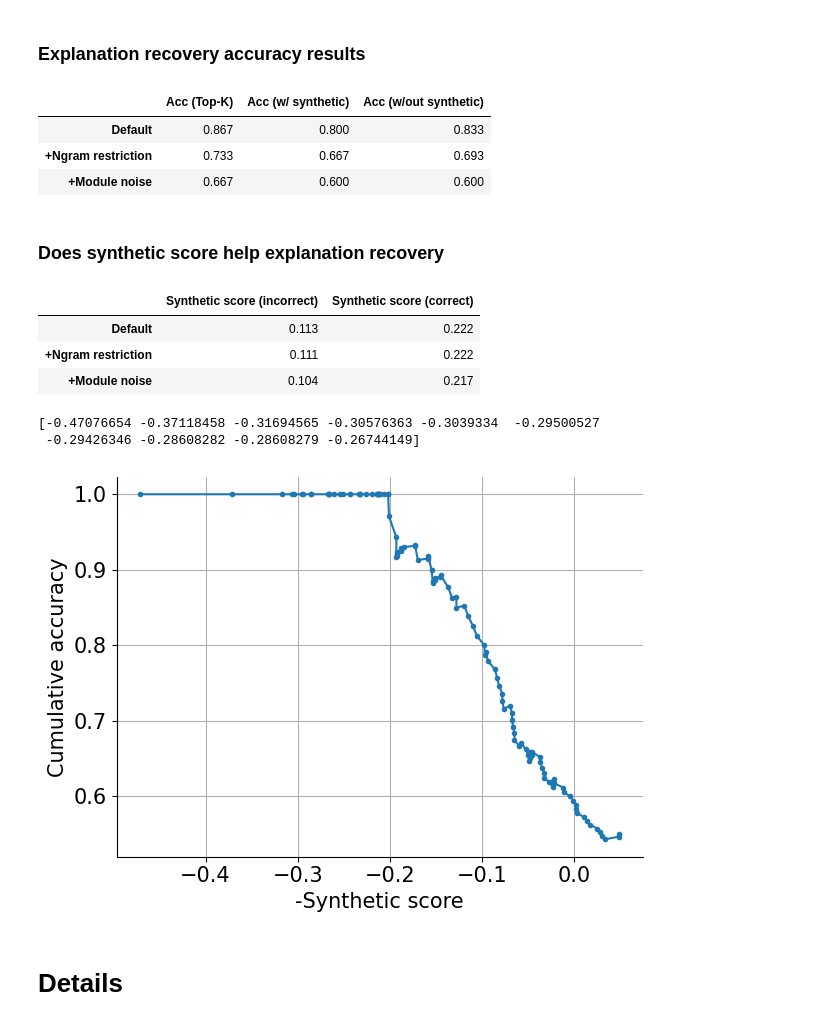
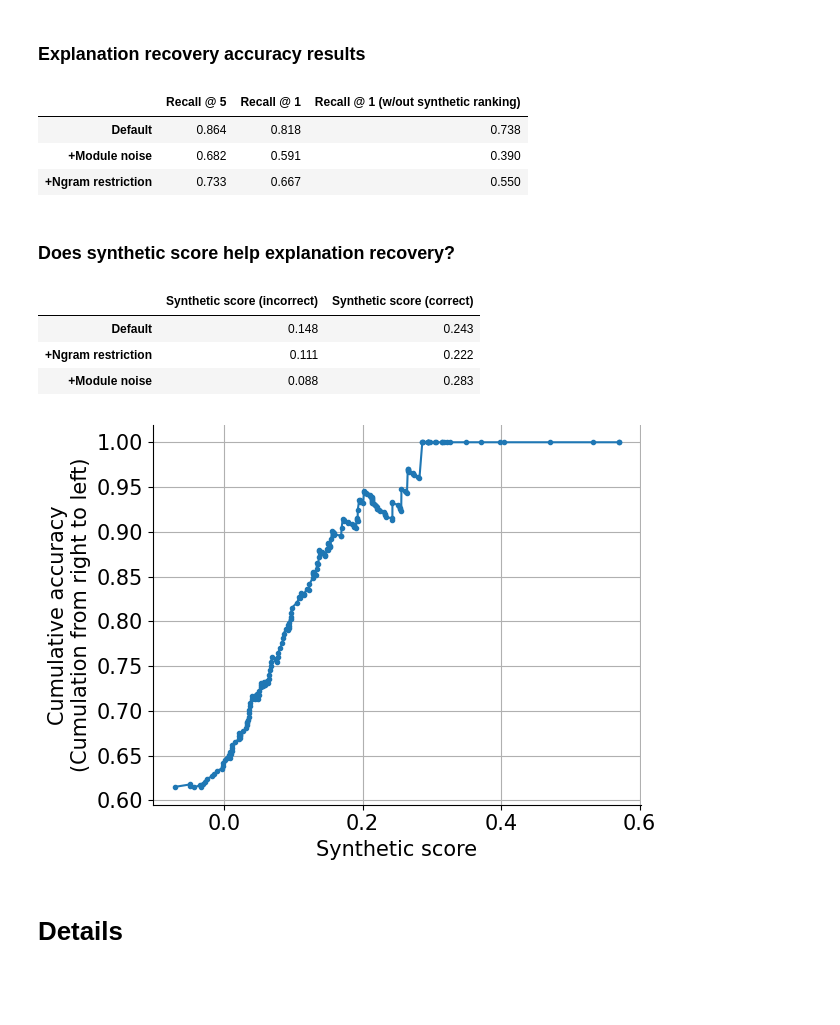
Before and after one commit to microsoft/automated-explanations, a Jupyter notebook: notebooks/02_synthetic.ipynb, the cells around one changed output. Saved outputs shown, nothing was run; the diff lists cells and outputs as text; code cells hidden in the pictures; blank space fills up the shorter version.

```diff
--- a/notebooks/02_synthetic.ipynb
+++ b/notebooks/02_synthetic.ipynb
@@ -22,5 +25,3 @@ results_dir = '/home/chansingh/mntv1/mprompt/feb25'
 # %%
 r = imodelsx.process_results.get_results_df(results_dir, use_cached=False)
 r = imodelsx.process_results.fill_missing_args_with_default(r, experiment_filename='01_explain.py')
-# %%
-r = r[r['module_num'] < 15]
@@ -27,13 +31,20 @@ r = r[r['module_num'] < 15]
 # %%
-r['top_contains_keywords'] = r['score_contains_keywords'].apply(lambda x: int(x[0]))
-r['mean_contains_keywords'] = r['score_contains_keywords'].apply(lambda x: np.mean(x))
-r['any_contains_keywords'] = r['score_contains_keywords'].apply(lambda x: int(np.max(x)))
+# metadata
 r['task_str'] = r.apply(lambda row: mprompt.data.data.get_task_str(row['module_name'], row['module_num']), axis=1)
 r['task_keyword'] = r['task_str'].apply(lambda task_str: mprompt.data.data.get_task_keyword(task_str))
 r['task_name (groundtruth)'] = r['task_str'].apply(lambda s: s.split('_')[-1])
 r['ngrams_restricted'] = ~(r['module_num_restrict'] == -1)
+
+# metrics
+r['top_contains_keywords'] = r['score_contains_keywords'].apply(lambda x: int(x[0]))
+r['mean_contains_keywords'] = r['score_contains_keywords'].apply(lambda x: np.mean(x))
+r['any_contains_keywords'] = r['score_contains_keywords'].apply(lambda x: int(np.max(x)))
+r['num_generated_explanations'] = r['score_contains_keywords'].apply(lambda x: len(x))
+r[f'mean_contains_keywords_weighted'] = r[f'mean_contains_keywords'] * r['num_generated_explanations']
+r['row_count_helper'] = 1
+
+# simplifying
 r = r.sort_values(by='top_score_synthetic', ascending=False).round(3)
-
 default_params = {
     'noise_ngram_scores': 0,
     'module_num_restrict': -1,
@@ -67,8 +98,12 @@ with pd.option_context('display.max_colwidth', -1, 'display.max_rows', 200):
 # %% [markdown]
 ### Explanation recovery accuracy results
+# %%
+r = r[r['module_num'] < 22]
 # %%
 groupings = ['noise_ngram_scores', 'ngrams_restricted']
 metrics = ['any_contains_keywords', 'top_contains_keywords', 'mean_contains_keywords']
+metrics_weighted = ['mean_contains_keywords_weighted']
+helpers = ['row_count_helper', 'num_generated_explanations']
 index_remap = {
     (0.0, False): 'Default',
     (0.0,  True): '+Ngram restriction',
@@ -77,27 +112,33 @@ index_remap = {
 
 g = (
     r
-    .filter(groupings + metrics)
+    .filter(groupings + metrics + metrics_weighted + helpers)
     .groupby(groupings)
-    .mean()
-    .round(3)
+    .sum()
     .sort_values(by='any_contains_keywords', ascending=False)
-).rename(
+)
+for met in metrics:
+    g[met] = g[met] / g['row_count_helper']
+for met in metrics_weighted:
+    g[met] = g[met] / g['num_generated_explanations']
+g = g.rename(
     columns={
-    'any_contains_keywords': 'Acc (Top-K)',
-    'top_contains_keywords': 'Acc (w/ synthetic)',
-    'mean_contains_keywords': 'Acc (w/out synthetic)',
-    },
-)
+        'any_contains_keywords': 'Recall @ 5',
+        'top_contains_keywords': 'Recall @ 1',
+        'mean_contains_keywords_weighted': 'Recall @ 1 (w/out synthetic ranking)',
+        'mean_contains_keywords': 'Recall @ 1 (w/out synthetic, unweighted)',
+    }
+).round(3).drop(columns=helpers + ['Recall @ 1 (w/out synthetic, unweighted)'])
+
 g.index = [index_remap[x] for x in g.index.values]
 display(g)
 # %% [output]
-|  | Acc (Top-K) | Acc (w/ synthetic) | Acc (w/out synthetic) |
-| Default | 0.867 | 0.800 | 0.833 |
-| +Ngram restriction | 0.733 | 0.667 | 0.693 |
-| +Module noise | 0.667 | 0.600 | 0.600 |
+|  | Recall @ 5 | Recall @ 1 | Recall @ 1 (w/out synthetic ranking) |
+| Default | 0.864 | 0.818 | 0.738 |
+| +Module noise | 0.682 | 0.591 | 0.390 |
+| +Ngram restriction | 0.733 | 0.667 | 0.550 |
 # %% [markdown]
-### Does synthetic score help explanation recovery
+### Does synthetic score help explanation recovery?
 # %%
 groupings = ['noise_ngram_scores', 'ngrams_restricted', 'top_contains_keywords']
 metrics = ['top_score_synthetic']
@@ -120,25 +161,25 @@ g2.index = [index_remap[x] for x in g2.index.values]
 display(g2)
 # %% [output]
 |  | Synthetic score (incorrect) | Synthetic score (correct) |
-| Default | 0.113 | 0.222 |
+| Default | 0.148 | 0.243 |
 | +Ngram restriction | 0.111 | 0.222 |
-| +Module noise | 0.104 | 0.217 |
+| +Module noise | 0.088 | 0.283 |
 # %%
+# compute corrects
 scores_synth = sum(r.score_synthetic.values, [])
 corrects = sum(r.score_contains_keywords.values, [])
-args = np.argsort(scores_synth)[::-1]
-scores_synth = -np.array(scores_synth)[args]
+args = np.argsort(scores_synth)[::-1] # high to low
+scores_synth = np.array(scores_synth)[args]
 corrects = np.array(corrects)[args]
-print(scores_synth[:10])
+
+# plot
 plt.plot(scores_synth, np.cumsum(corrects) / np.arange(1, len(corrects) + 1), '.-')
-plt.ylabel('Cumulative accuracy')
-plt.xlabel('-Synthetic score')
+plt.ylabel('Cumulative accuracy\n(Cumulation from right to left)')
+plt.xlabel('Synthetic score')
 plt.grid()
 plt.show()
 # %% [output]
-[-0.47076654 -0.37118458 -0.31694565 -0.30576363 -0.3039334  -0.29500527
- -0.29426346 -0.28608282 -0.28608279 -0.26744149]
-[figure, old version]
+[figure, new version]
 # %% [markdown]
 # Details
 # %%
```
Also changed, not shown: parts of 4 cells of this notebook, 3 other files.
